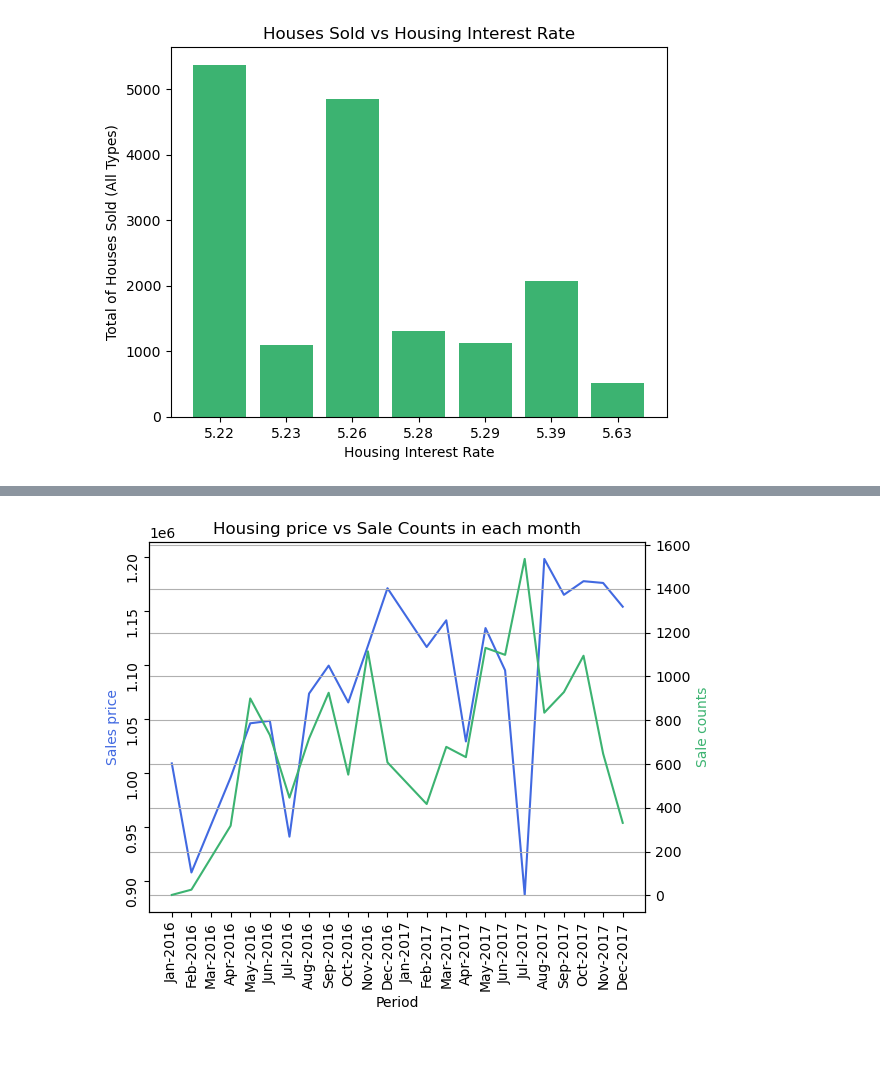
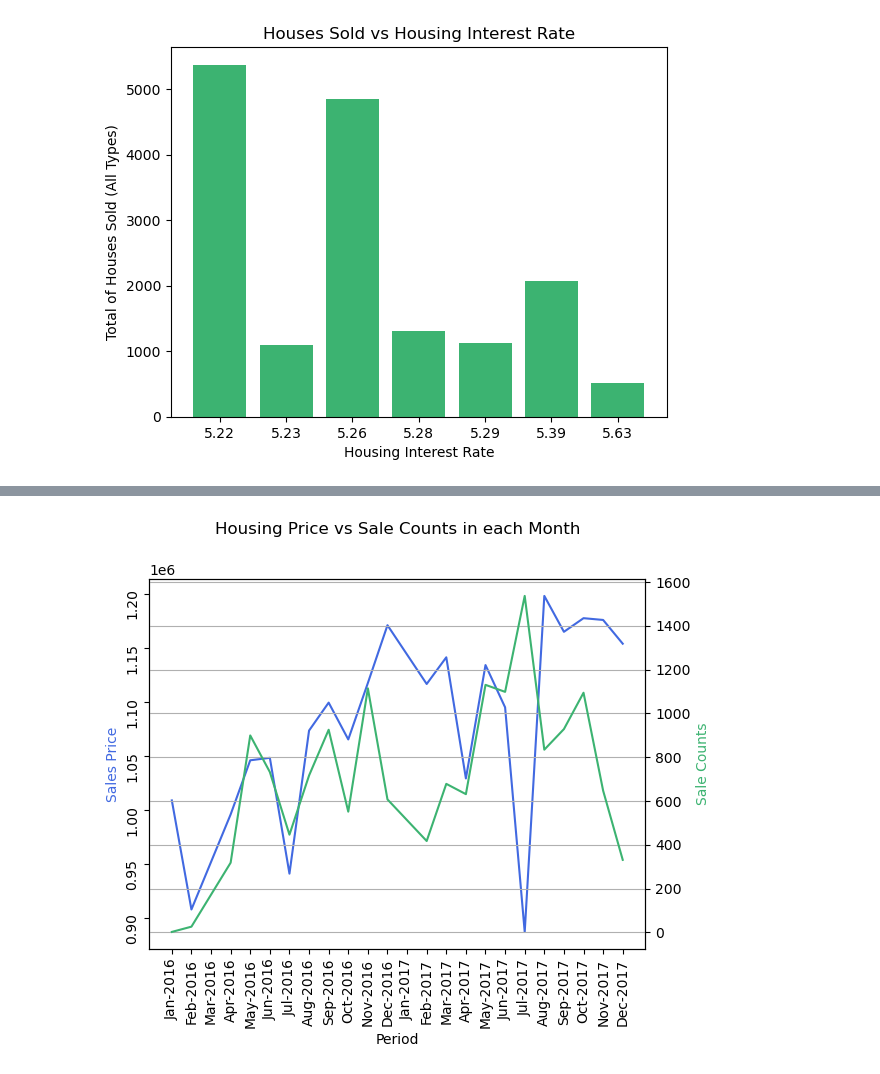
Before and after one commit to Anton0Lee/Project1_grp5, a Jupyter notebook: project1 main codes_Q1.ipynb, the cells around one changed output, grey strips where cells are left out. Saved outputs shown, nothing was run; the diff lists cells and outputs as text; code cells hidden in the pictures; blank space fills up the shorter version.

```diff
--- a/project1 main codes_Q1.ipynb
+++ b/project1 main codes_Q1.ipynb
@@ -264,18 +264,18 @@ plt.grid()
 # %%
 #Plots for Housing price VS Sale counts over time
 x=housing_and_irate_df2['Period']
 price_y1=housing_and_irate_df2['Average Price']
 count_y2=housing_and_irate_df2['Sale Counts']
 fig,ax2=plt.subplots()
 ax2.plot(x,price_y1,label='Average price',c='royalblue')
 ax3=ax2.twinx()
 ax3.plot(x,count_y2,c='mediumseagreen',label='Sale Counts')
-plt.title ('Housing price vs Sale Counts in each month')
+plt.title ('Housing Price vs Sale Counts in each Month', y=1.1)
 ax2.set_xlabel('Period')
-ax2.set_ylabel('Sales price',c='royalblue')
-ax3.set_ylabel('Sale counts',c='mediumseagreen')
+ax2.set_ylabel('Sales Price',c='royalblue')
+ax3.set_ylabel('Sale Counts',c='mediumseagreen')
 #ax2.invert_yaxis()
 ax2.tick_params(rotation=90)
 plt.grid()
 # %% [output]
-[figure, old version]
+[figure, new version]
```
Also changed, not shown: parts of 2 cells of this notebook.
